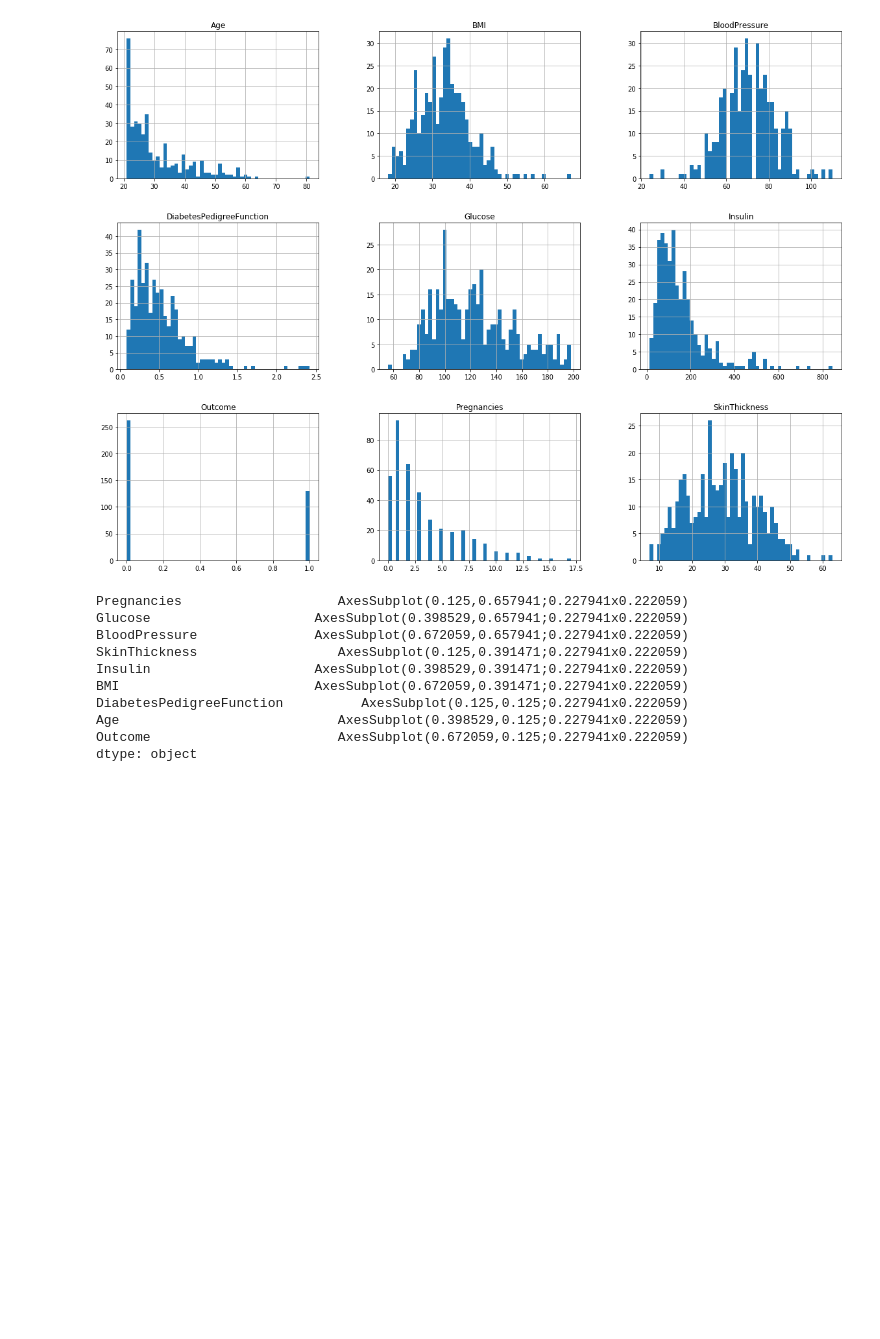
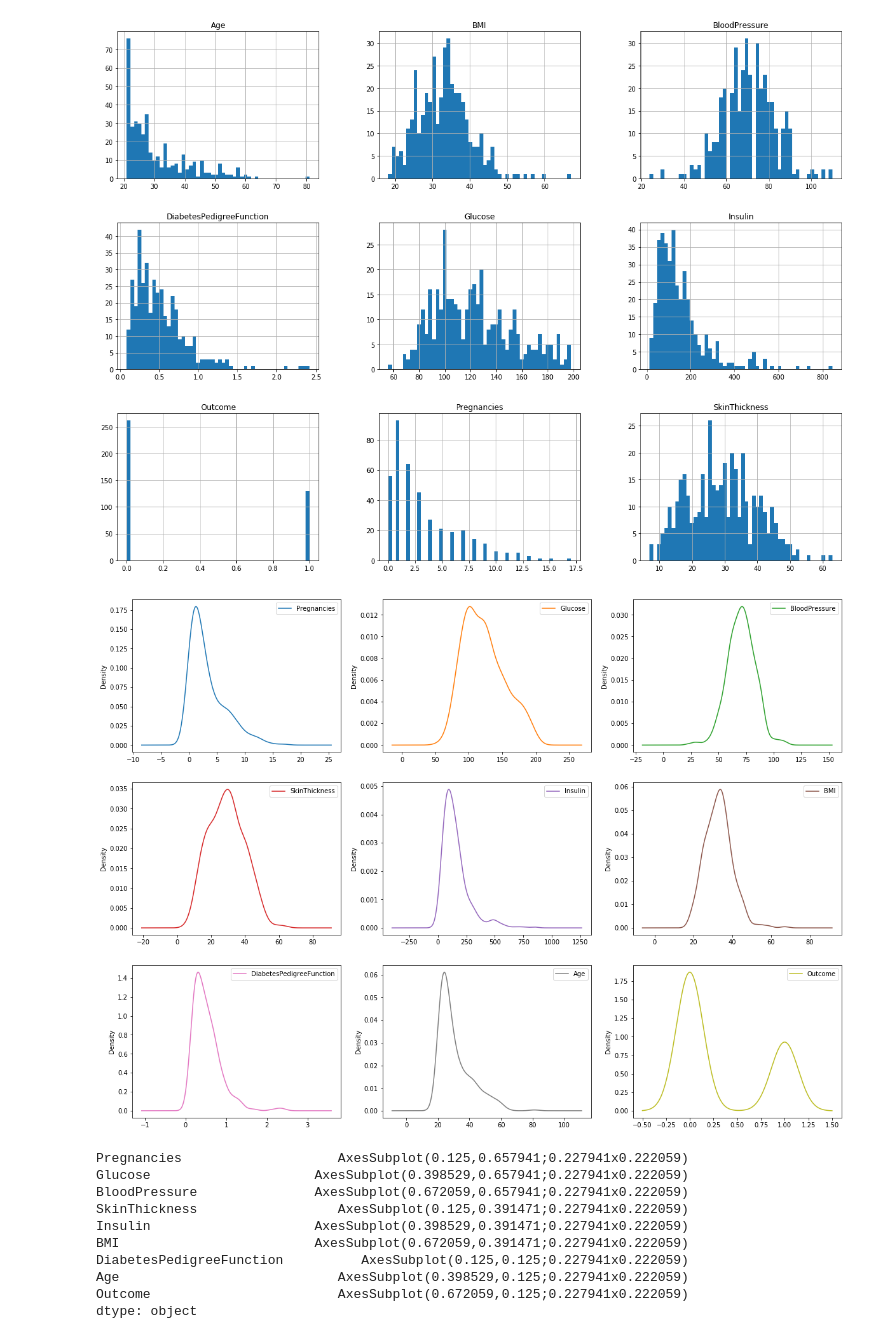
Before and after one commit to npradaschnor/Pima-Indians-Diabetes-Dataset, a Jupyter notebook: Pima Indians Diabetes Dataset.ipynb, the cells around one changed output. Cells and saved outputs as stored; diff of their text form; code cells hidden in the pictures; blank space fills up the shorter version.

Commit message:
distribution

```diff
--- a/Pima Indians Diabetes Dataset.ipynb
+++ b/Pima Indians Diabetes Dataset.ipynb
@@ -660,4 +660,10 @@ pima_all.hist(bins=50, figsize=(20, 15))
 plt.show()
 # %% [output]
 [figure]
+# %%
+# Density plots for all attributes to visualize the distribution of each attribute
+pima_all.plot(kind='density', subplots=True, layout=(3,3), figsize=(20, 15), sharex=False)
+plt.show()
+# %% [output]
+[figure, added]
 # %%
```
Also changed, not shown: parts of 26 cells of this notebook.
